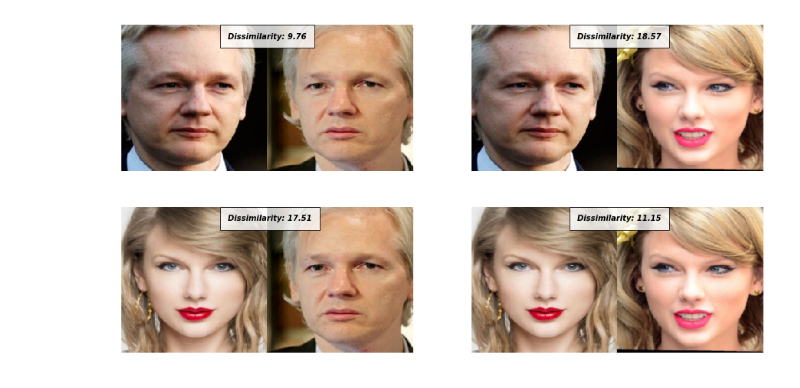
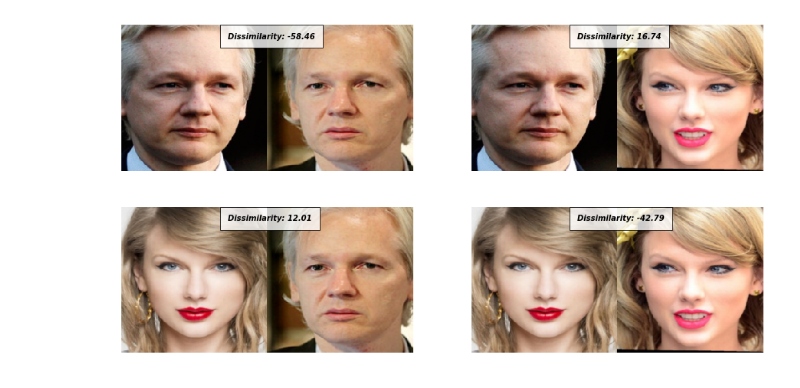
Before and after one commit to Gavinwxy/MLP-Siamese-Network, a Jupyter notebook: demo.ipynb, the cells around one changed output. Drawn from its saved outputs; the diff is of its cells as text; code cells hidden in the pictures.

Commit message:
update demo

```diff
--- a/demo.ipynb
+++ b/demo.ipynb
@@ -18,6 +18,6 @@ def imshow(ax, img,text=None,should_save=False):
     ax.imshow(np.transpose(npimg, (1, 2, 0)))
 # %%
 device = torch.device('cpu')
-best_model = DeepID().to(device)
-best_model.load_state_dict(torch.load('best_model.pth', map_location='cpu'))
-best_model.eval()
+best_model = model_resnet.resnet50().to(device)
+best_model.load_state_dict(torch.load('model_resnet_arcface.pth', map_location='cpu'))
+best_model.eval();
@@ -52,45 +34,41 @@ color_t2 = data_transform_color(Image.open('./demo_images/Taylor2.jpg'))
 
 data_transform = transforms.Compose([
     transforms.Resize(best_model.input_size[1:]),
-    transforms.Grayscale(),
+    #transforms.Grayscale(),
     transforms.ToTensor()
 ])
 
-a1 = data_transform(Image.open('./demo_images/Assange1.jpg')).view(1, 1, best_model.input_size[1], best_model.input_size[2])
-a2 = data_transform(Image.open('./demo_images/Assange2.jpg')).view(1, 1, best_model.input_size[1], best_model.input_size[2])
-t1 = data_transform(Image.open('./demo_images/Taylor1.jpg')).view(1, 1, best_model.input_size[1], best_model.input_size[2])
-t2 = data_transform(Image.open('./demo_images/Taylor2.jpg')).view(1, 1, best_model.input_size[1], best_model.input_size[2])
+a1 = data_transform(Image.open('./demo_images/Assange1.jpg')).view(1, best_model.input_size[0], best_model.input_size[1], best_model.input_size[2])
+a2 = data_transform(Image.open('./demo_images/Assange2.jpg')).view(1, best_model.input_size[0], best_model.input_size[1], best_model.input_size[2])
+t1 = data_transform(Image.open('./demo_images/Taylor1.jpg')).view(1, best_model.input_size[0], best_model.input_size[1], best_model.input_size[2])
+t2 = data_transform(Image.open('./demo_images/Taylor2.jpg')).view(1, best_model.input_size[0], best_model.input_size[1], best_model.input_size[2])
 # %%
 fig, axes = plt.subplots(2, 2, figsize=(15, 8))
 
 ax = axes.flat[0]
 concatenated = torch.cat((color_a1,color_a2),2)
-output1, output2 = best_model(a1), best_model(a2)
-euclidean_distance = F.pairwise_distance(output1, output2)
+distance = best_model.forward_arc_face(a1, a2)
 p = utils.make_grid(concatenated)
-imshow(ax, p, 'Dissimilarity: {:.2f}'.format(euclidean_distance.item()))
+imshow(ax, p, 'Dissimilarity: {:.2f}'.format(distance[0][1].item()))
 
 ax = axes.flat[1]
 concatenated = torch.cat((color_a1,color_t2),2)
-output1, output2 = best_model(a1), best_model(t2)
-euclidean_distance = F.pairwise_distance(output1, output2)
+distance = best_model.forward_arc_face(a1, t2)
 p = utils.make_grid(concatenated)
-imshow(ax, p, 'Dissimilarity: {:.2f}'.format(euclidean_distance.item()))
+imshow(ax, p, 'Dissimilarity: {:.2f}'.format(distance[0][1].item()))
 
 ax = axes.flat[2]
 concatenated = torch.cat((color_t1,color_a2),2)
-output1, output2 = best_model(t1), best_model(a2)
-euclidean_distance = F.pairwise_distance(output1, output2)
+distance = best_model.forward_arc_face(t1, a2)
 p = utils.make_grid(concatenated)
-imshow(ax, p, 'Dissimilarity: {:.2f}'.format(euclidean_distance.item()))
+imshow(ax, p, 'Dissimilarity: {:.2f}'.format(distance[0][1].item()))
 
 ax = axes.flat[3]
 concatenated = torch.cat((color_t1,color_t2),2)
-output1, output2 = best_model(t1), best_model(t2)
-euclidean_distance = F.pairwise_distance(output1, output2)
+distance = best_model.forward_arc_face(t1, t2)
 p = utils.make_grid(concatenated)
-imshow(ax, p, 'Dissimilarity: {:.2f}'.format(euclidean_distance.item()))
+imshow(ax, p, 'Dissimilarity: {:.2f}'.format(distance[0][1].item()))
 
 plt.show()
 # %% [output]
-[figure, old version]
+[figure, new version]
```
Also changed, not shown: parts of 2 cells of this notebook, 1 other file.
